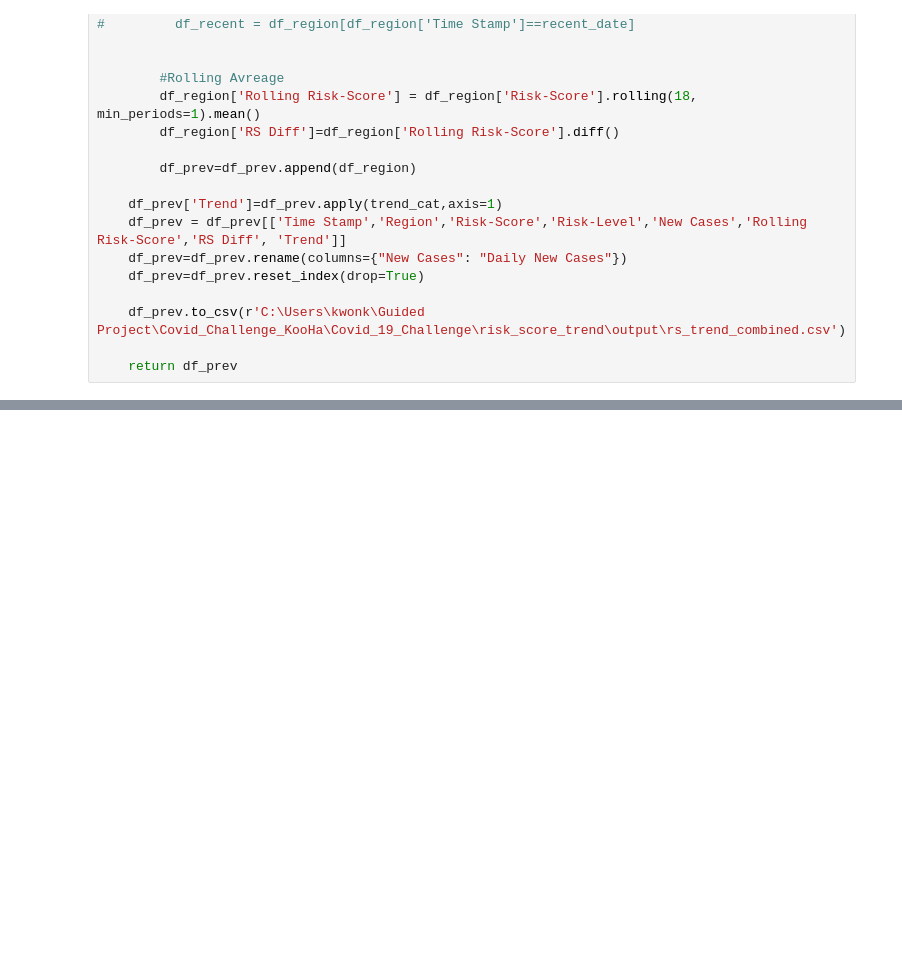
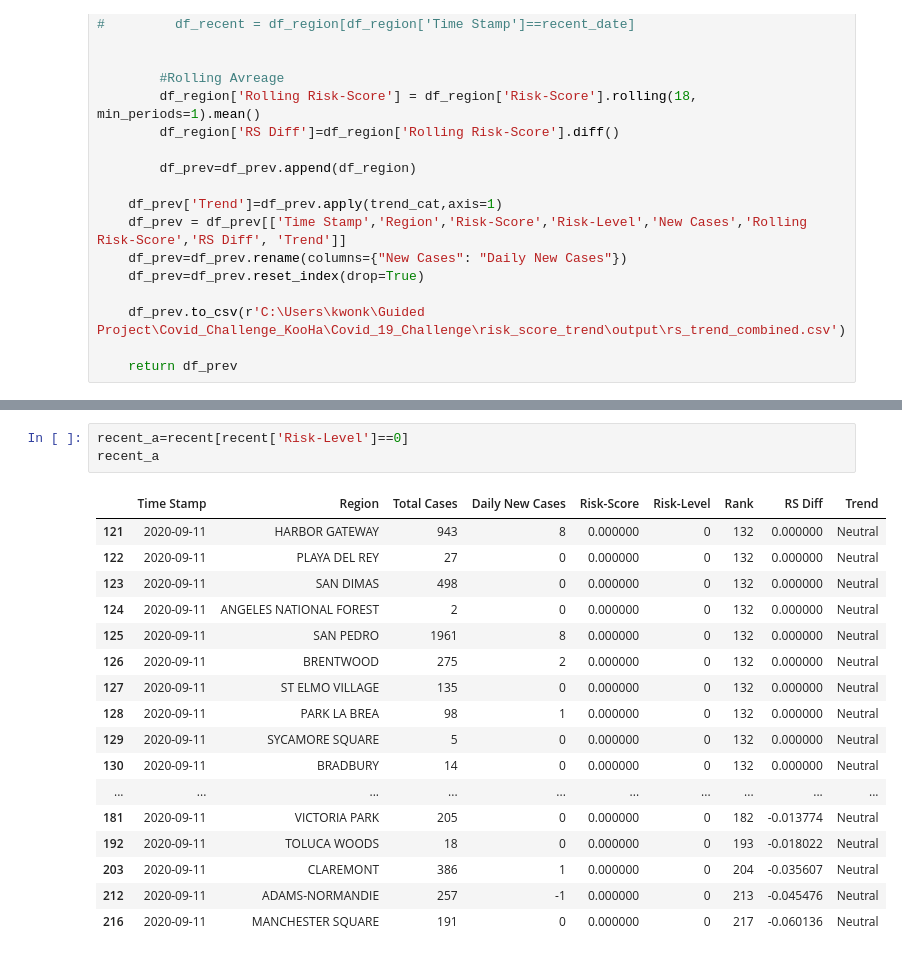
Before and after one commit to kwonkh0424/Covid_19_Challenge, a Jupyter notebook: risk_score_trend/software/Covid-19 Risk Score Trend - Updated.ipynb, the cells around one changed output, grey strips where cells are left out. Cells and saved outputs as stored; diff of their text form; blank space fills up the shorter version.

```diff
--- a/risk_score_trend/software/Covid-19 Risk Score Trend - Updated.ipynb
+++ b/risk_score_trend/software/Covid-19 Risk Score Trend - Updated.ipynb
@@ -726,0 +722,21 @@ The current median Risk-Score across LA county is 0.015572
+# %%
+recent_a=recent[recent['Risk-Level']==0]
+recent_a
+# %% [output]
+|  | Time Stamp | Region | Total Cases | Daily New Cases | Risk-Score | Risk-Level | Rank | RS Diff | Trend |
+| 121 | 2020-09-11 | HARBOR GATEWAY | 943 | 8 | 0.000000 | 0 | 132 | 0.000000 | Neutral |
+| 122 | 2020-09-11 | PLAYA DEL REY | 27 | 0 | 0.000000 | 0 | 132 | 0.000000 | Neutral |
+| 123 | 2020-09-11 | SAN DIMAS | 498 | 0 | 0.000000 | 0 | 132 | 0.000000 | Neutral |
+| 124 | 2020-09-11 | ANGELES NATIONAL FOREST | 2 | 0 | 0.000000 | 0 | 132 | 0.000000 | Neutral |
+| 125 | 2020-09-11 | SAN PEDRO | 1961 | 8 | 0.000000 | 0 | 132 | 0.000000 | Neutral |
+| 126 | 2020-09-11 | BRENTWOOD | 275 | 2 | 0.000000 | 0 | 132 | 0.000000 | Neutral |
+| 127 | 2020-09-11 | ST ELMO VILLAGE | 135 | 0 | 0.000000 | 0 | 132 | 0.000000 | Neutral |
+| 128 | 2020-09-11 | PARK LA BREA | 98 | 1 | 0.000000 | 0 | 132 | 0.000000 | Neutral |
+| 129 | 2020-09-11 | SYCAMORE SQUARE | 5 | 0 | 0.000000 | 0 | 132 | 0.000000 | Neutral |
+| 130 | 2020-09-11 | BRADBURY | 14 | 0 | 0.000000 | 0 | 132 | 0.000000 | Neutral |
+| ... | ... | ... | ... | ... | ... | ... | ... | ... | ... |
+| 181 | 2020-09-11 | VICTORIA PARK | 205 | 0 | 0.000000 | 0 | 182 | -0.013774 | Neutral |
+| 192 | 2020-09-11 | TOLUCA WOODS | 18 | 0 | 0.000000 | 0 | 193 | -0.018022 | Neutral |
+| 203 | 2020-09-11 | CLAREMONT | 386 | 1 | 0.000000 | 0 | 204 | -0.035607 | Neutral |
+| 212 | 2020-09-11 | ADAMS-NORMANDIE | 257 | -1 | 0.000000 | 0 | 213 | -0.045476 | Neutral |
+| 216 | 2020-09-11 | MANCHESTER SQUARE | 191 | 0 | 0.000000 | 0 | 217 | -0.060136 | Neutral |
```
Also changed, not shown: parts of 17 cells of this notebook, 5 other files.
